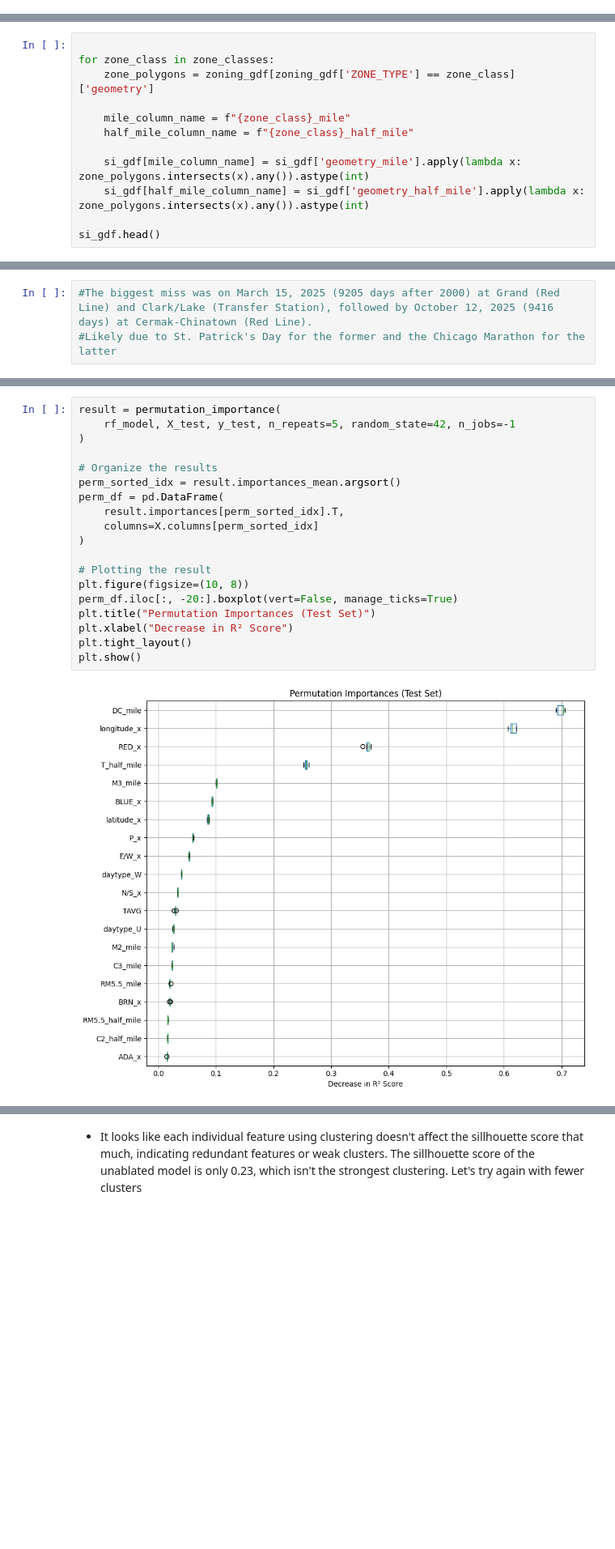
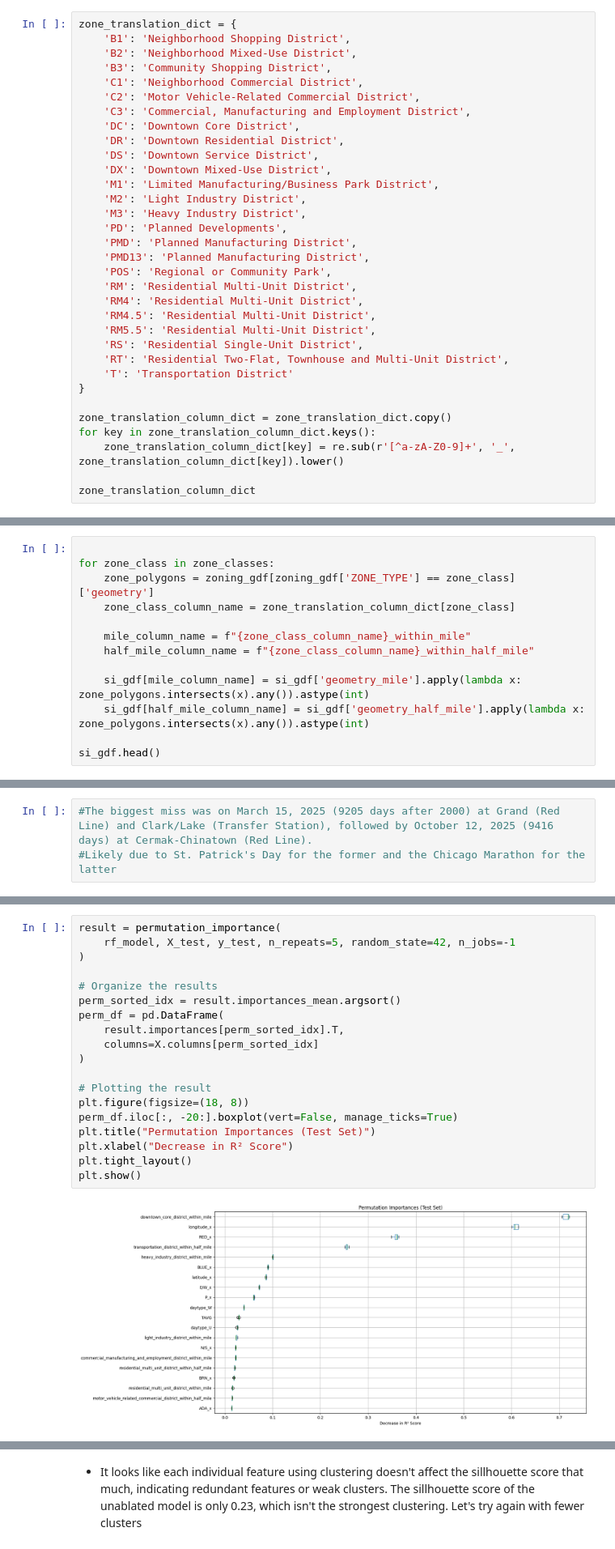
Before and after one commit to azcao95/cta-ridership-w2026-mads-milestone-2, a Jupyter notebook: ridership.ipynb, the cells around one changed output, grey strips where cells are left out. Shown at 81% size. Drawn from its saved outputs; the diff is of its cells as text; blank space fills up the shorter version.

Commit message:
better names. more explanations

```diff
--- a/ridership.ipynb
+++ b/ridership.ipynb
@@ -348,3 +347,36 @@ CLASS: C1
 14873    MULTIPOLYGON (((-87.72035 41.8478, -87.72038 4...
 14874    MULTIPOLYGON (((-87.8069 41.97748, -87.80701 4...
 Name: geometry, Length: 14875, dtype: geometry
+# %%
+zone_translation_dict = {
+    'B1': 'Neighborhood Shopping District',
+    'B2': 'Neighborhood Mixed-Use District',
+    'B3': 'Community Shopping District',
+    'C1': 'Neighborhood Commercial District',
+    'C2': 'Motor Vehicle-Related Commercial District',
+    'C3': 'Commercial, Manufacturing and Employment District',
+    'DC': 'Downtown Core District',
+    'DR': 'Downtown Residential District',
+    'DS': 'Downtown Service District',
+    'DX': 'Downtown Mixed-Use District',
+    'M1': 'Limited Manufacturing/Business Park District',
+    'M2': 'Light Industry District',
+    'M3': 'Heavy Industry District',
+    'PD': 'Planned Developments',
+    'PMD': 'Planned Manufacturing District',
+    'PMD13': 'Planned Manufacturing District',
+    'POS': 'Regional or Community Park',
+    'RM': 'Residential Multi-Unit District',
+    'RM4': 'Residential Multi-Unit District',
+    'RM4.5': 'Residential Multi-Unit District',
+    'RM5.5': 'Residential Multi-Unit District',
+    'RS': 'Residential Single-Unit District',
+    'RT': 'Residential Two-Flat, Townhouse and Multi-Unit District',
+    'T': 'Transportation District'
+}
+
+zone_translation_column_dict = zone_translation_dict.copy()
+for key in zone_translation_column_dict.keys():
+    zone_translation_column_dict[key] = re.sub(r'[^a-zA-Z0-9]+', '_', zone_translation_column_dict[key]).lower()
+
+zone_translation_column_dict
@@ -463,9 +513,10 @@ plt.show()
 
 for zone_class in zone_classes:
     zone_polygons = zoning_gdf[zoning_gdf['ZONE_TYPE'] == zone_class]['geometry']
+    zone_class_column_name = zone_translation_column_dict[zone_class]
 
-    mile_column_name = f"{zone_class}_mile"
-    half_mile_column_name = f"{zone_class}_half_mile"
+    mile_column_name = f"{zone_class_column_name}_within_mile"
+    half_mile_column_name = f"{zone_class_column_name}_within_half_mile"
 
     si_gdf[mile_column_name] = si_gdf['geometry_mile'].apply(lambda x: zone_polygons.intersects(x).any()).astype(int)
     si_gdf[half_mile_column_name] = si_gdf['geometry_half_mile'].apply(lambda x: zone_polygons.intersects(x).any()).astype(int)
@@ -738,24 +789,24 @@ Random Forest R²:   0.8173
 # %%
 result = permutation_importance(
     rf_model, X_test, y_test, n_repeats=5, random_state=42, n_jobs=-1
 )
 
 # Organize the results
 perm_sorted_idx = result.importances_mean.argsort()
 perm_df = pd.DataFrame(
     result.importances[perm_sorted_idx].T,
     columns=X.columns[perm_sorted_idx]
 )
 
 # Plotting the result
-plt.figure(figsize=(10, 8))
+plt.figure(figsize=(18, 8))
 perm_df.iloc[:, -20:].boxplot(vert=False, manage_ticks=True)
 plt.title("Permutation Importances (Test Set)")
 plt.xlabel("Decrease in R² Score")
 plt.tight_layout()
 plt.show()
 # %% [output]
-[figure, old version]
+[figure, new version]
 # %%
 #Trying because Huber Regressor treats small errors as squared (like linear regression) but treats large errors (outliers) as linear so it's more robust to outliers
 # 1. Create the Robust Pipeline
```
Also changed, not shown: parts of 31 cells of this notebook.
